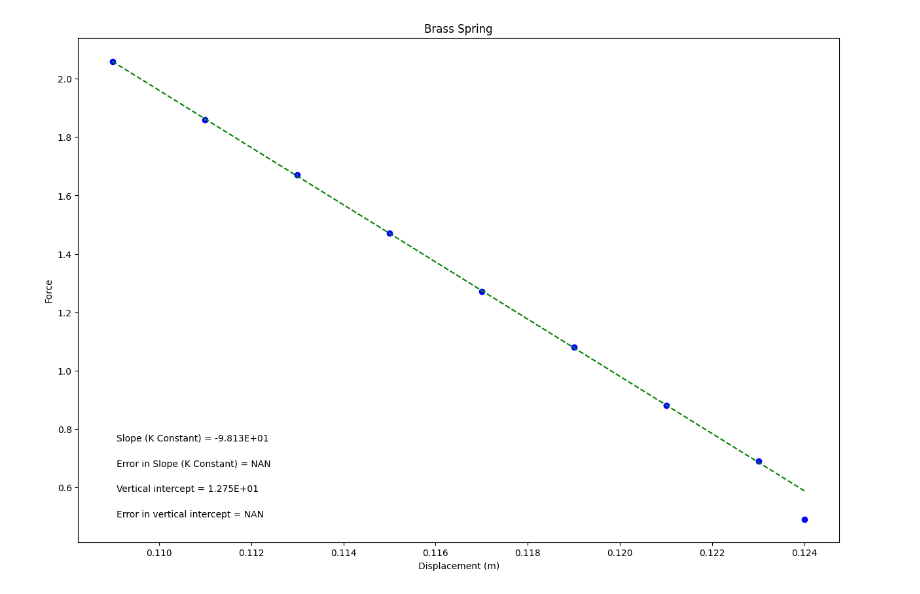
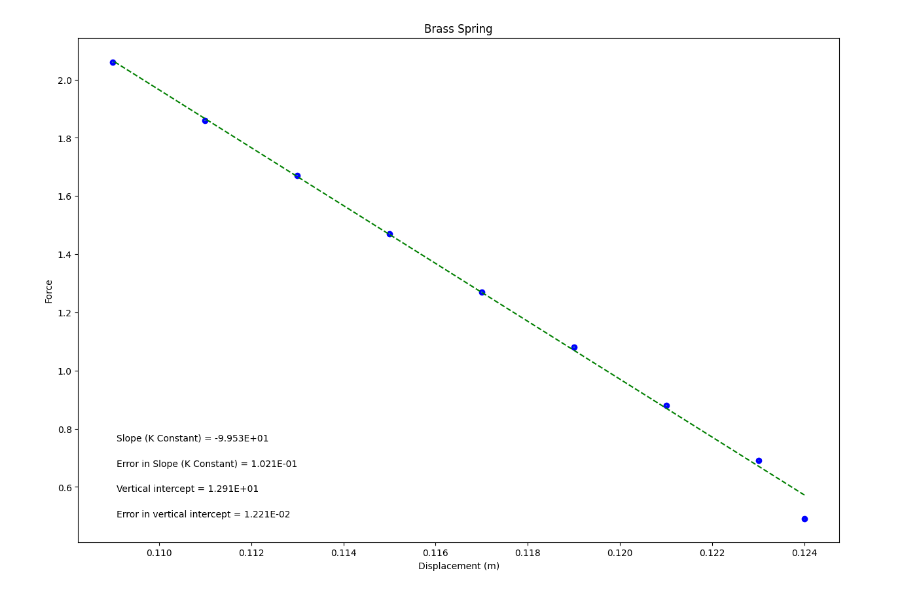
Before and after one commit to ColinMires/Lab, a Jupyter notebook: CMHookesLaw1.ipynb, the cells around one changed output. Cells and saved outputs as stored; diff of their text form; code cells hidden in the pictures.

```diff
--- a/CMHookesLaw1.ipynb
+++ b/CMHookesLaw1.ipynb
@@ -23,7 +23,7 @@ deltax = np.array([.124, .123, .121, .119, .117, .115, .113, .111, .109])
 
 force = np.array([.49, .69, .88, 1.08, 1.27, 1.47, 1.67, 1.86, 2.06])
 
-uncertainty = np.array([0, .001, .002, .002, .002, .002, .002, .002, .002])
+uncertainty = np.array([.001, .001, .002, .002, .002, .002, .002, .002, .002])
 
 
 
@@ -92,31 +92,31 @@ elif annotation_placement==3 or annotation_placement==4:
 #Don't need to change anything in this section!
 
 #Plot data on graph. Plot error bars and place values for slope,
 #error in slope, and vertical intercept (plus error) on the plot using "annotate"
 
 plt.figure(figsize=(15,10))
 
 plt.plot(x, fit, color='green', linestyle='--')
 plt.scatter(x, y, color='blue', marker='o')
 
 plt.xlabel(x_label)
 plt.ylabel(y_label)
 plt.title(plot_title)
 
 plt.errorbar(x, y, yerr=dy, xerr=None, fmt="none") #don't need to plot x error bars
 
 plt.annotate('Slope ({}) = {value:.{digits}E}'.format(slope_units,value=m, digits=3),
              (xpos, ypos[0]), xycoords='axes fraction')
 
 plt.annotate('Error in Slope ({}) = {value:.{digits}E}'.format(slope_units,value=dm, digits=3),
              (xpos, ypos[1]), xycoords='axes fraction')
 
 plt.annotate('Vertical intercept = {value:.{digits}E}'.format(value=b, digits=3),
              (xpos, ypos[2]), xycoords='axes fraction')
 
 plt.annotate('Error in vertical intercept = {value:.{digits}E}'.format(value=db, digits=3),
              (xpos, ypos[3]), xycoords='axes fraction')
 
 plt.show()
 # %% [output]
-[figure, old version]
+[figure, new version]
```
